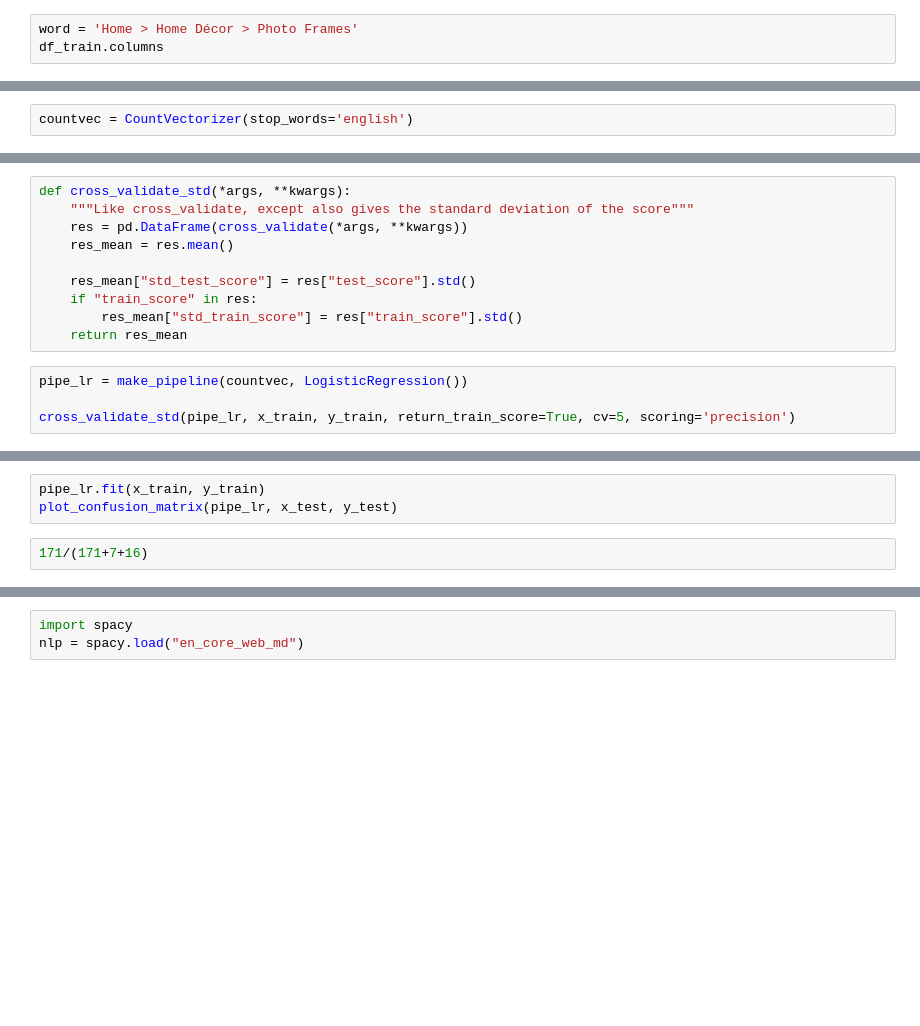
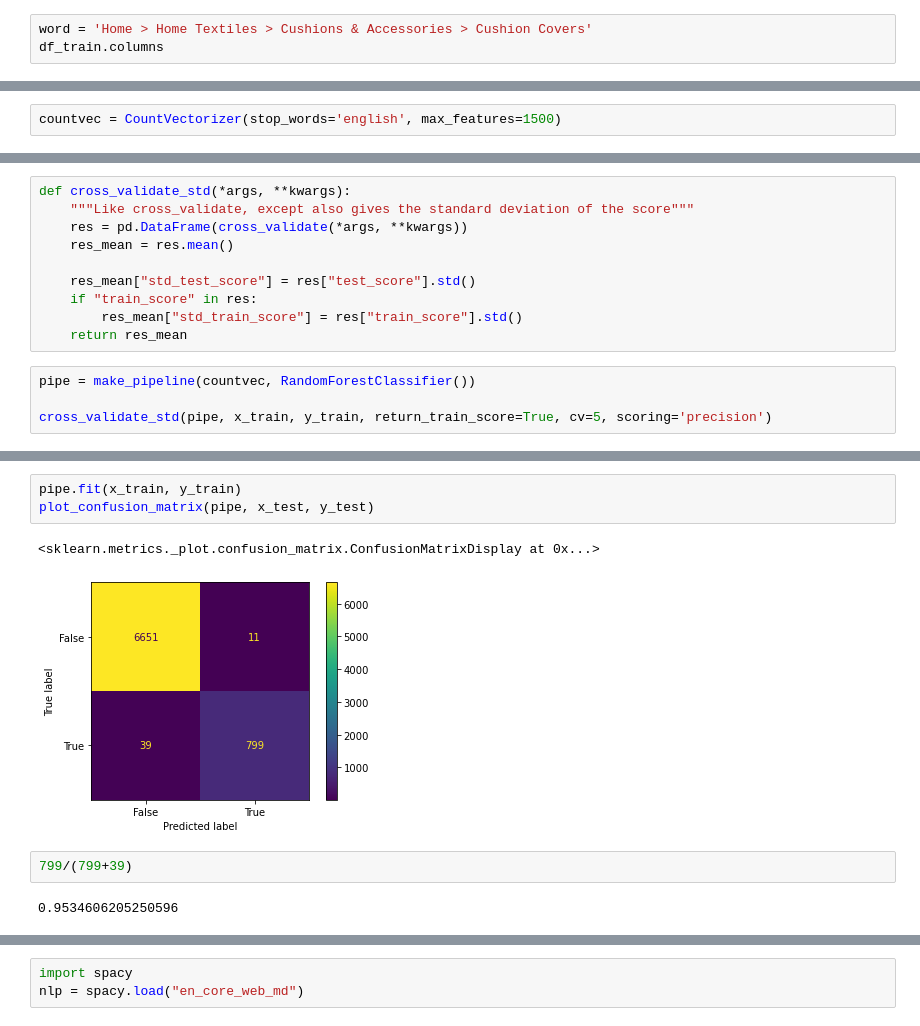
Before and after one commit to Gallanttang/SAGES-BizHacks2021, a Jupyter notebook: backend/classifier.ipynb, the cells around one changed output, grey strips where cells are left out. Drawn from its saved outputs; the diff is of its cells as text; blank space fills up the shorter version.

```diff
--- a/backend/classifier.ipynb
+++ b/backend/classifier.ipynb
@@ -46,3 +77,3 @@ len(df_train)/len(df_test)
 # %%
-word = 'Home > Home Décor > Photo Frames'
+word = 'Home > Home Textiles > Cushions & Accessories > Cushion Covers'
 df_train.columns
@@ -93,2 +139,2 @@ plot_confusion_matrix(dc, x_train, y_train)
 # %%
-countvec = CountVectorizer(stop_words='english')
+countvec = CountVectorizer(stop_words='english', max_features=1500)
@@ -103,6 +151,6 @@ def cross_validate_std(*args, **kwargs):
         res_mean["std_train_score"] = res["train_score"].std()
     return res_mean
 # %%
-pipe_lr = make_pipeline(countvec, LogisticRegression())
+pipe = make_pipeline(countvec, RandomForestClassifier())
 
-cross_validate_std(pipe_lr, x_train, y_train, return_train_score=True, cv=5, scoring='precision')
+cross_validate_std(pipe, x_train, y_train, return_train_score=True, cv=5, scoring='precision')
@@ -109,5 +165,10 @@ cross_validate_std(pipe_lr, x_train, y_train, return_train_score=True, cv=5, sco
 # %%
-pipe_lr.fit(x_train, y_train)
-plot_confusion_matrix(pipe_lr, x_test, y_test)
+pipe.fit(x_train, y_train)
+plot_confusion_matrix(pipe, x_test, y_test)
+# %% [output]
+<sklearn.metrics._plot.confusion_matrix.ConfusionMatrixDisplay at 0x...>
+[figure, added]
-# %%
-171/(171+7+16)
+# %%
+799/(799+39)
+# %% [output]
+0.9534606205250596
```
Also changed, not shown: parts of 21 cells of this notebook.
